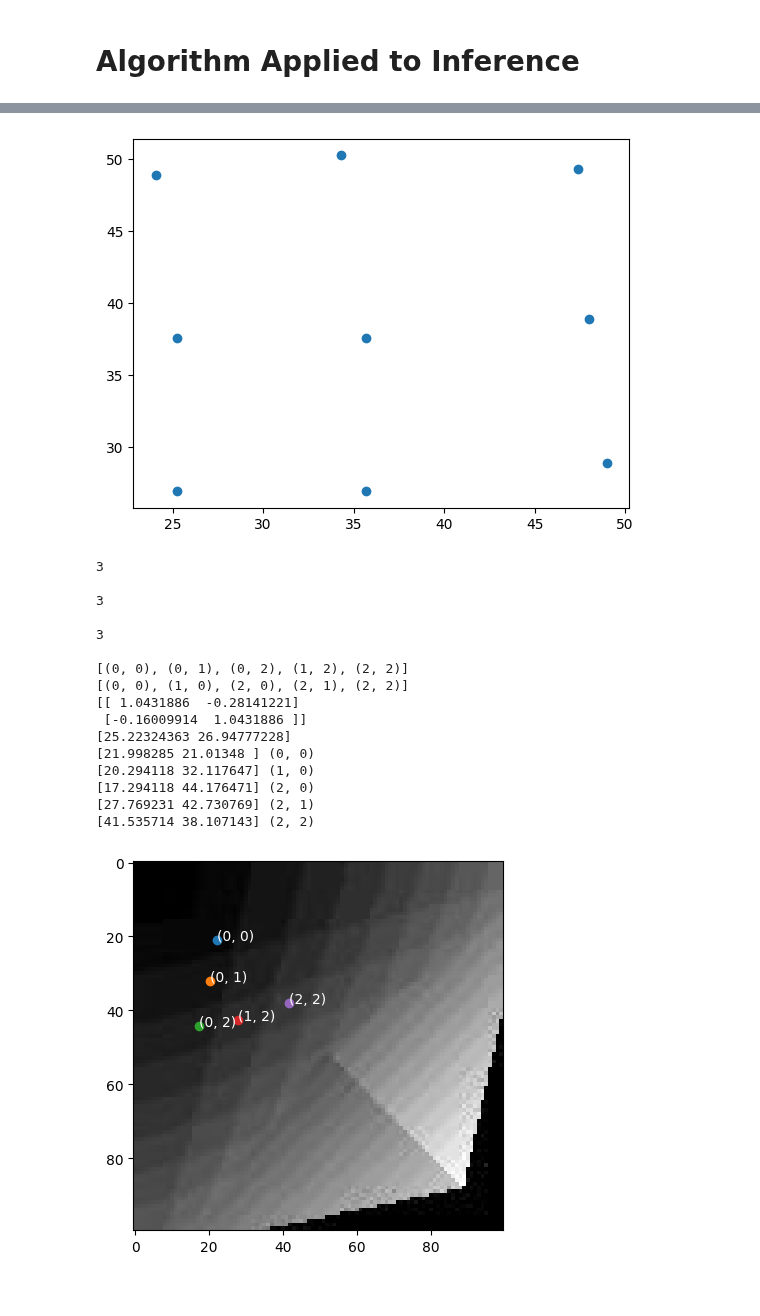
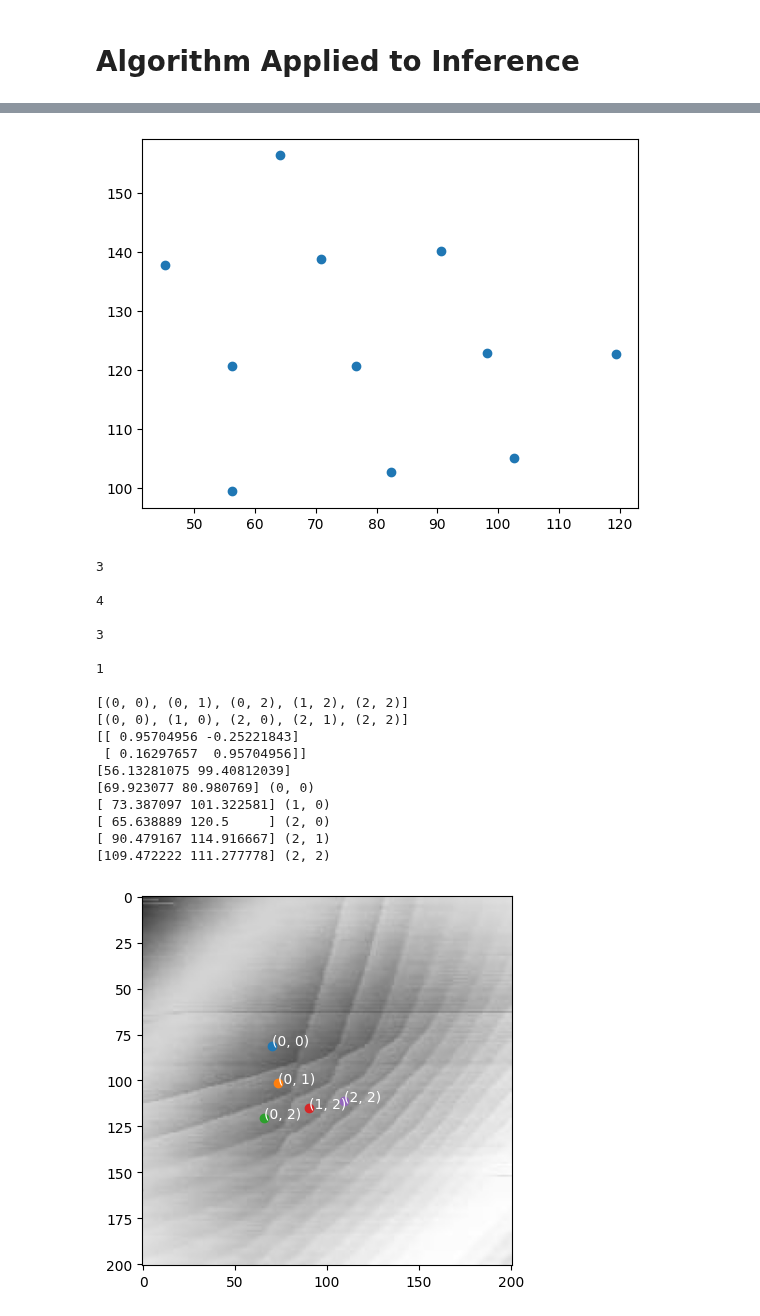
Before and after one commit to mainCSG/QuantumDotControl, a Jupyter notebook: autotuning/charge_tuning/notebooks/data_visualization.ipynb, the cells around one changed output, grey strips where cells are left out. Cells and saved outputs as stored; diff of their text form; code cells hidden in the pictures.

```diff
--- a/autotuning/charge_tuning/notebooks/data_visualization.ipynb
+++ b/autotuning/charge_tuning/notebooks/data_visualization.ipynb
@@ -864,7 +864,7 @@ def filter_duplicate_predictions(data, threshold):
 filename = "../../../autotuning/data/csd/processed/val/20171118-134451114242.jpg"
 filename = "../../../autotuning/data/csd/processed/val/20171118-125815484445.jpg"
 # filename=  "../../../autotuning/data/csd/processed/val/20171118-132544475078_augment4.jpg"
-# filename = "../../../autotuning/data/csd/processed/test/exp_large_11.jpg"
+filename = "../../../autotuning/data/csd/processed/test/exp_large_11.jpg"
 # filename = "../../../autotuning/data/csd/processed/test/exp_large_10.jpg"
 
 randomImg = False
@@ -1112,18 +1112,20 @@ else:
-[figure, old version]
+[figure, new version]
 3
+
+4
 
 3
 
-3
+1
 
 [(0, 0), (0, 1), (0, 2), (1, 2), (2, 2)]
 [(0, 0), (1, 0), (2, 0), (2, 1), (2, 2)]
-[[ 1.0431886  -0.28141221]
- [-0.16009914  1.0431886 ]]
-[25.22324363 26.94777228]
-[21.998285 21.01348 ] (0, 0)
-[20.294118 32.117647] (1, 0)
-[17.294118 44.176471] (2, 0)
-[27.769231 42.730769] (2, 1)
-[41.535714 38.107143] (2, 2)
+[[ 0.95704956 -0.25221843]
+ [ 0.16297657  0.95704956]]
+[56.13281075 99.40812039]
+[69.923077 80.980769] (0, 0)
+[ 73.387097 101.322581] (1, 0)
+[ 65.638889 120.5     ] (2, 0)
+[ 90.479167 114.916667] (2, 1)
+[109.472222 111.277778] (2, 2)
-[figure, old version]
+[figure, new version]
```
Also changed, not shown: parts of 1 cell of this notebook, 2 other files.
